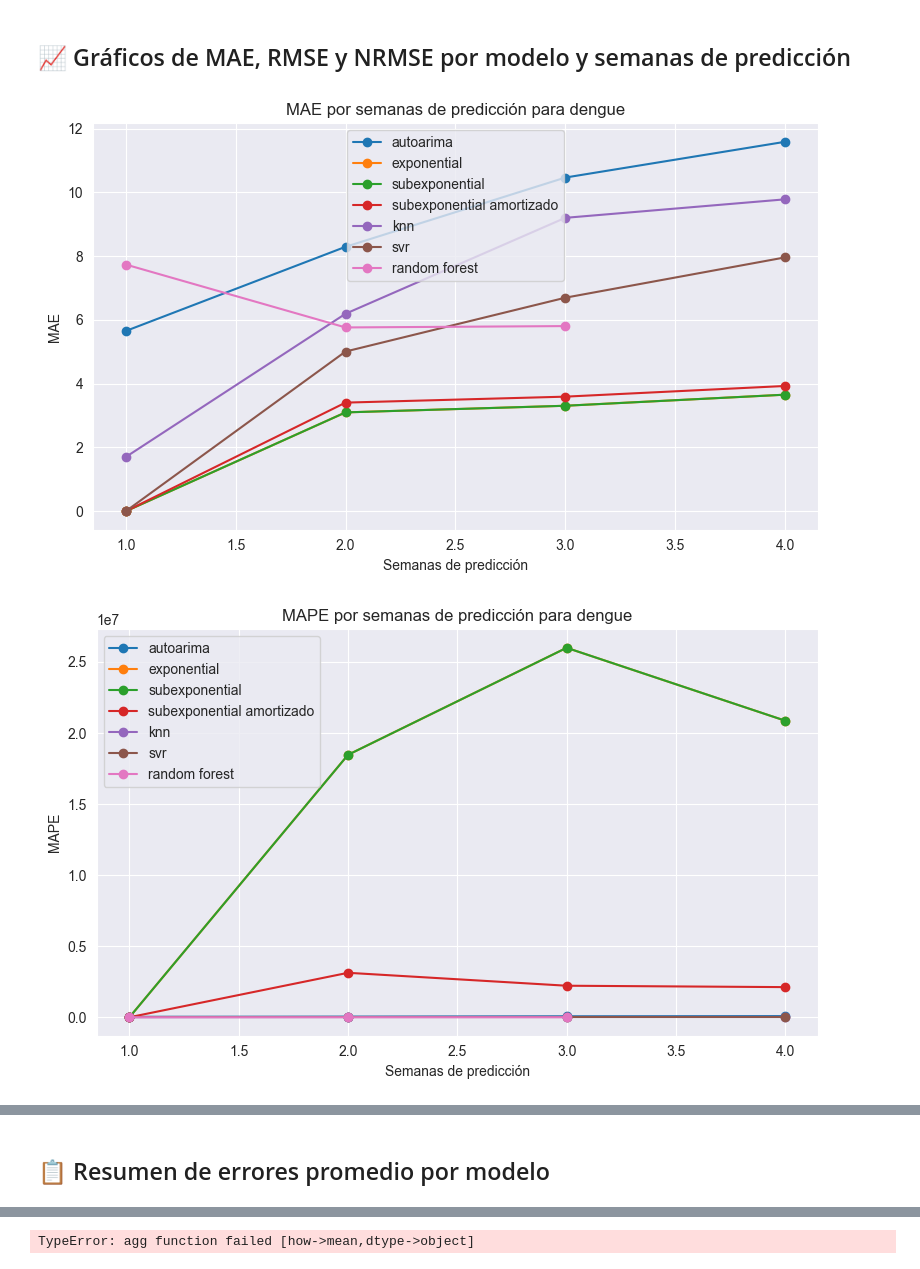
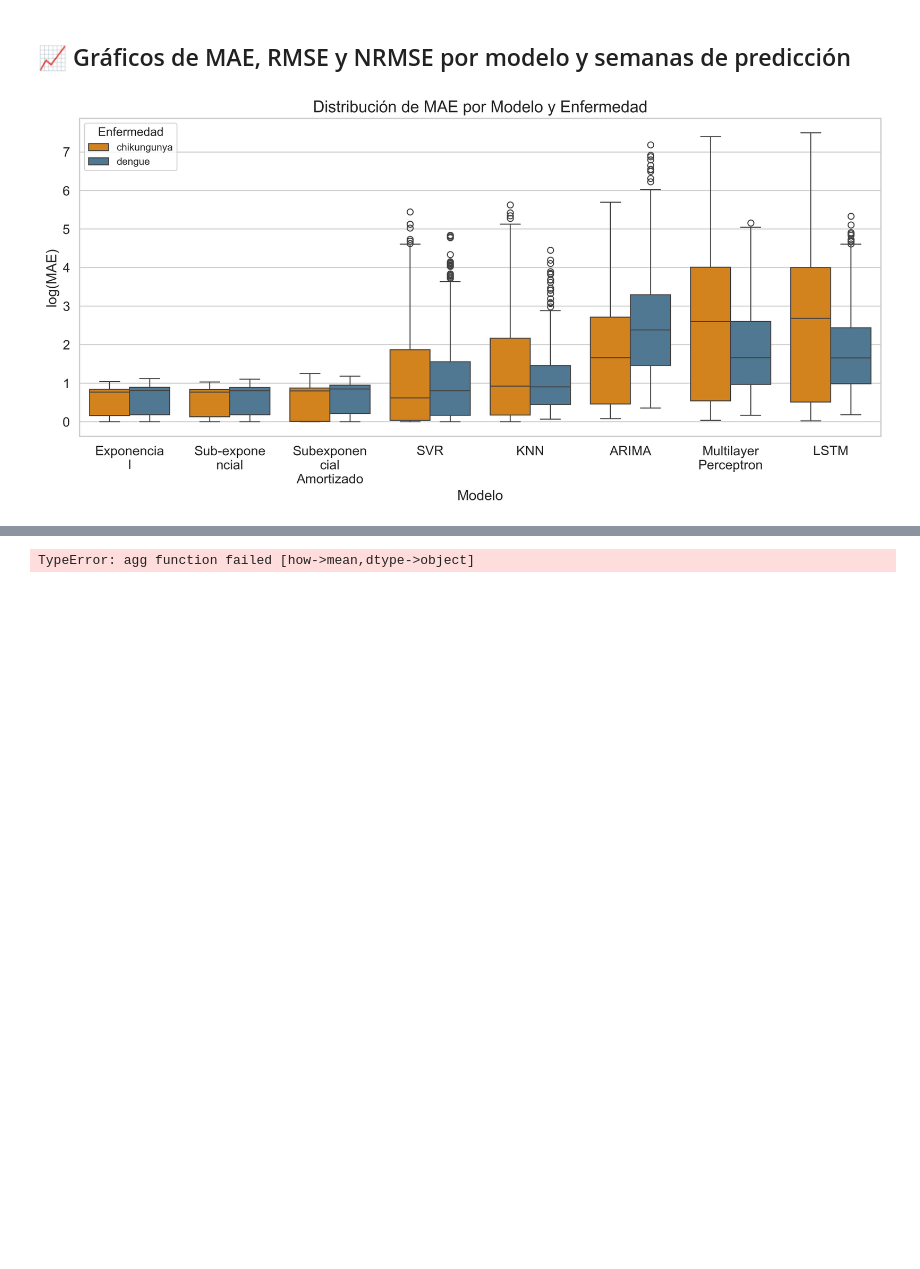
Before and after one commit to marceperez99/incidence-models-comparator, a Jupyter notebook: notebooks/analisis_modelos.ipynb, the cells around one changed output, grey strips where cells are left out. Drawn from its saved outputs; the diff is of its cells as text; code cells hidden in the pictures; blank space fills up the shorter version.

Commit message:
agrega graficas de boxplot de mae y mape

```diff
--- a/notebooks/analisis_modelos.ipynb
+++ b/notebooks/analisis_modelos.ipynb
@@ -8,33 +10,59 @@ import seaborn as sns
 
 # Cargar archivo CSV con métricas
 df = pd.read_csv("../outputs/metrics.csv")
+# %%
+
+# Seteo de estilo general para alta calidad
+sns.set_theme(style="whitegrid", font_scale=1.2)
+plt.rcParams['figure.dpi'] = 300
 # %% [markdown]
 ## 📈 Gráficos de MAE, RMSE y NRMSE por modelo y semanas de predicción
 # %%
-# Asegurar que Prediction Weeks sea numérico
-df["Prediction Weeks"] = pd.to_numeric(df["Prediction Weeks"], errors='coerce')
+df['log_MAE'] = np.log1p(df['MAE'])
+# Colores personalizados
+palette = {"chikungunya": "#F08700", "dengue": "#457B9D"}
 
-# Definir métricas y métodos
-metrics = ['MAE','MAPE','RMSE','NRMSE','Loss']
-methods = df['Method'].unique()
-diseases = df['Disease'].unique()
-# Generar gráficos
-for disease in diseases:
-    for metric in metrics:
-        plt.figure(figsize=(8, 5))
-        for method in methods:
-            method_df = df[(df['Method'] == method) & (df['Disease'] == disease)].copy()
+plt.figure(figsize=(12, 6))
+orden_metodos = ["exponential", "subexponential", "subexponential amortized",
+                 "svr", "knn", "autoarima", "mlp", "lstm"]
 
-            method_df = method_df.sort_values(by='Prediction Weeks')
-            plt.plot(method_df["Prediction Weeks"], method_df[metric], marker='o', label=method)
+ax = sns.boxplot(
+    data=df,
+    x="Method",
+    y="log_MAE",
+    hue="Disease",
+    palette=palette,
+    order= orden_metodos
+)
 
-        plt.title(f'{metric} por semanas de predicción para {disease}')
-        plt.xlabel('Semanas de predicción')
-        plt.ylabel(metric)
-        plt.legend()
-        plt.grid(True)
-        plt.tight_layout()
-        plt.show()
+# Cambiar etiquetas del eje X a nombres más descriptivos
+new_labels = {
+    "exponential": "Exponencial",
+    "subexponential": "Sub-exponencial",
+    "subexponential amortized": "Subexponencial Amortizado",
+    "autoarima": "ARIMA",
+    "svr": "SVR",
+    "knn": "KNN",
+    "mlp": "Multilayer Perceptron",
+    "lstm": "LSTM",
+
+}
+
+# Obtener las posiciones y aplicar los nuevos labels
+labels = [textwrap.fill(new_labels.get(label.get_text(), label.get_text()), width=10)
+          for label in ax.get_xticklabels()]
+ax.set_xticklabels(labels)
+
+# Títulos y etiquetas
+ax.set_title("Distribución de MAE por Modelo y Enfermedad", fontsize=16)
+ax.set_xlabel("Modelo", fontsize=14)
+ax.set_ylabel("log(MAE)", fontsize=14)
+
+# Leyenda más clara
+ax.legend(title="Enfermedad", title_fontsize=12, fontsize=10)
+
+plt.tight_layout()
+plt.savefig("boxplot_mae_method_disease.png", dpi=300)
+plt.show()
 # %% [output]
-[figure, old version]
+[figure, new version]
-[figure, removed]
@@ -49,2 +68,0 @@ for disease in diseases:
-# %% [markdown]
-## 📋 Resumen de errores promedio por modelo
```
Also changed, not shown: parts of 5 cells of this notebook.
